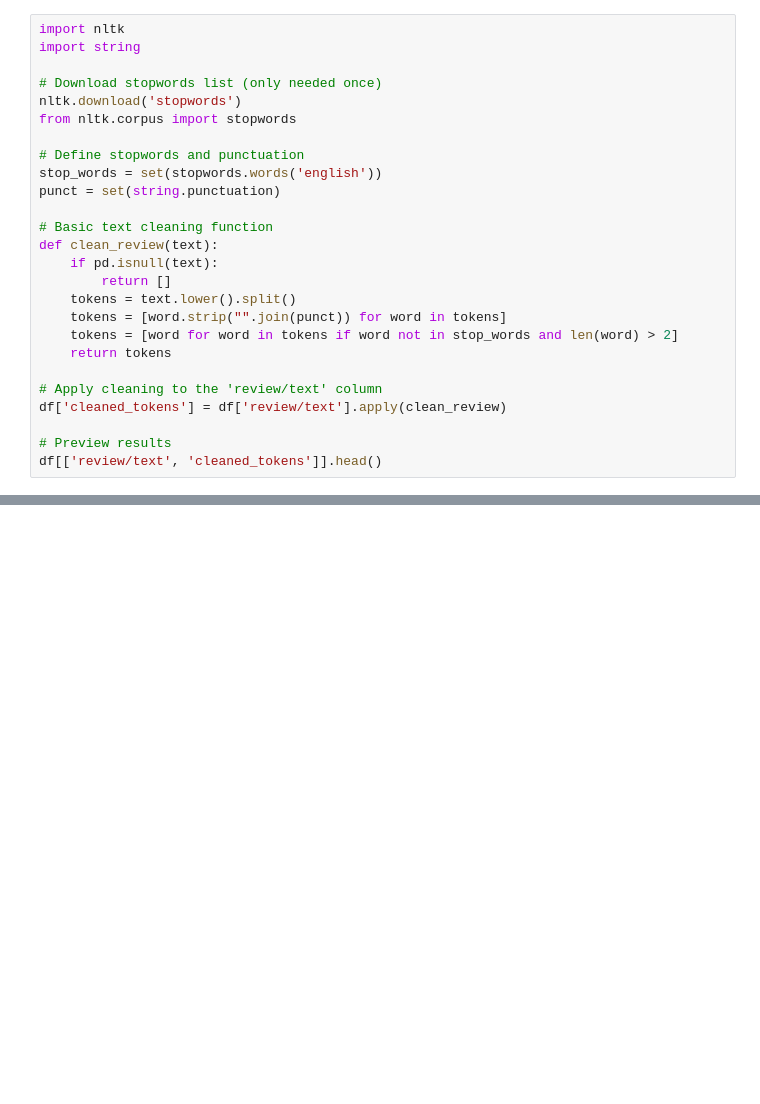
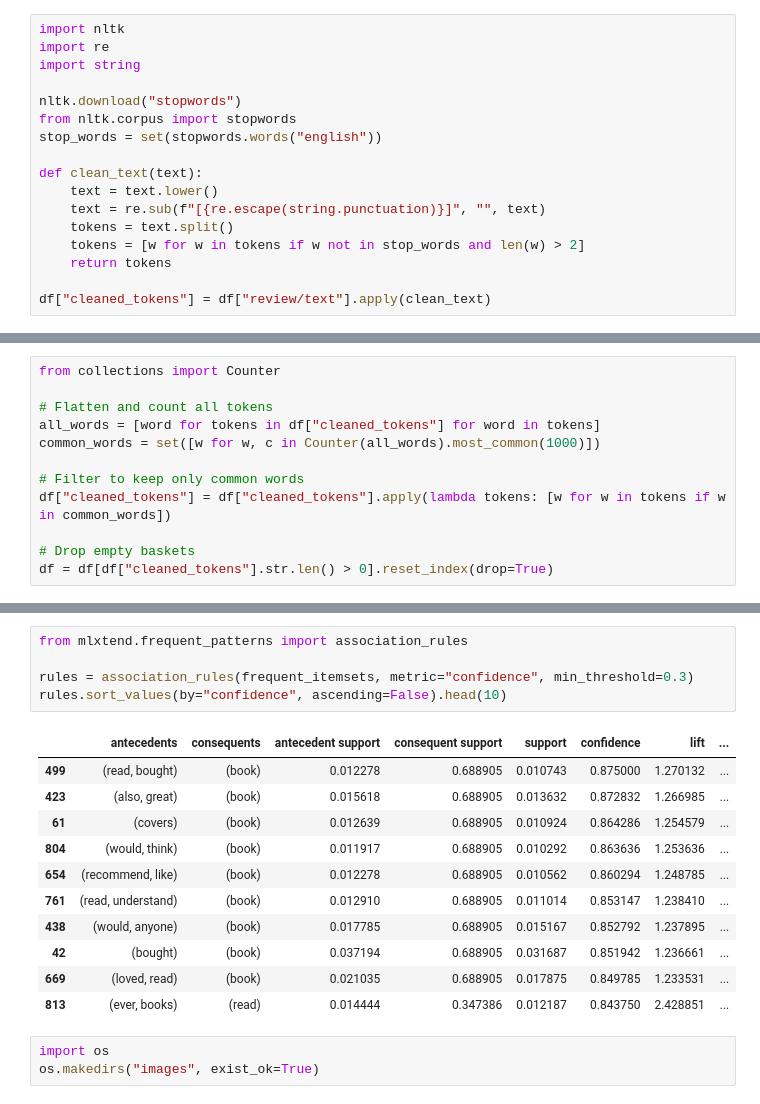
Before and after one commit to sanimmazhit/market-basket-analysis, a Jupyter notebook: notebooks/analysis.ipynb, the cells around one changed output, grey strips where cells are left out. Drawn from its saved outputs; the diff is of its cells as text; blank space fills up the shorter version.

```diff
--- a/notebooks/analysis.ipynb
+++ b/notebooks/analysis.ipynb
@@ -43,29 +38,20 @@ df.head()
 # %%
 import nltk
+import re
 import string
 
-# Download stopwords list (only needed once)
-nltk.download('stopwords')
+nltk.download("stopwords")
 from nltk.corpus import stopwords
+stop_words = set(stopwords.words("english"))
 
-# Define stopwords and punctuation
-stop_words = set(stopwords.words('english'))
-punct = set(string.punctuation)
-
-# Basic text cleaning function
-def clean_review(text):
-    if pd.isnull(text):
-        return []
-    tokens = text.lower().split()
-    tokens = [word.strip("".join(punct)) for word in tokens]
-    tokens = [word for word in tokens if word not in stop_words and len(word) > 2]
+def clean_text(text):
+    text = text.lower()
+    text = re.sub(f"[{re.escape(string.punctuation)}]", "", text)
+    tokens = text.split()
+    tokens = [w for w in tokens if w not in stop_words and len(w) > 2]
     return tokens
 
-# Apply cleaning to the 'review/text' column
-df['cleaned_tokens'] = df['review/text'].apply(clean_review)
-
-# Preview results
-df[['review/text', 'cleaned_tokens']].head()
+df["cleaned_tokens"] = df["review/text"].apply(clean_text)
 # %% [output]
 [nltk_data] Downloading package stopwords to /root/nltk_data...
 [nltk_data]   Unzipping corpora/stopwords.zip.
@@ -104,0 +58,12 @@ word_baskets[:5]
+# %%
+from collections import Counter
+
+# Flatten and count all tokens
+all_words = [word for tokens in df["cleaned_tokens"] for word in tokens]
+common_words = set([w for w, c in Counter(all_words).most_common(1000)])
+
+# Filter to keep only common words
+df["cleaned_tokens"] = df["cleaned_tokens"].apply(lambda tokens: [w for w in tokens if w in common_words])
+
+# Drop empty baskets
+df = df[df["cleaned_tokens"].str.len() > 0].reset_index(drop=True)
@@ -145,0 +116,20 @@ frequent_itemsets.sort_values(by="support", ascending=False).head(10)
+# %%
+from mlxtend.frequent_patterns import association_rules
+
+rules = association_rules(frequent_itemsets, metric="confidence", min_threshold=0.3)
+rules.sort_values(by="confidence", ascending=False).head(10)
+# %% [output]
+|  | antecedents | consequents | antecedent support | consequent support | support | confidence | lift | ... |
+| 499 | (read, bought) | (book) | 0.012278 | 0.688905 | 0.010743 | 0.875000 | 1.270132 | ... |
+| 423 | (also, great) | (book) | 0.015618 | 0.688905 | 0.013632 | 0.872832 | 1.266985 | ... |
+| 61 | (covers) | (book) | 0.012639 | 0.688905 | 0.010924 | 0.864286 | 1.254579 | ... |
+| 804 | (would, think) | (book) | 0.011917 | 0.688905 | 0.010292 | 0.863636 | 1.253636 | ... |
+| 654 | (recommend, like) | (book) | 0.012278 | 0.688905 | 0.010562 | 0.860294 | 1.248785 | ... |
+| 761 | (read, understand) | (book) | 0.012910 | 0.688905 | 0.011014 | 0.853147 | 1.238410 | ... |
+| 438 | (would, anyone) | (book) | 0.017785 | 0.688905 | 0.015167 | 0.852792 | 1.237895 | ... |
+| 42 | (bought) | (book) | 0.037194 | 0.688905 | 0.031687 | 0.851942 | 1.236661 | ... |
+| 669 | (loved, read) | (book) | 0.021035 | 0.688905 | 0.017875 | 0.849785 | 1.233531 | ... |
+| 813 | (ever, books) | (read) | 0.014444 | 0.347386 | 0.012187 | 0.843750 | 2.428851 | ... |
+# %%
+import os
+os.makedirs("images", exist_ok=True)
```
Also changed, not shown: parts of 18 cells of this notebook.
